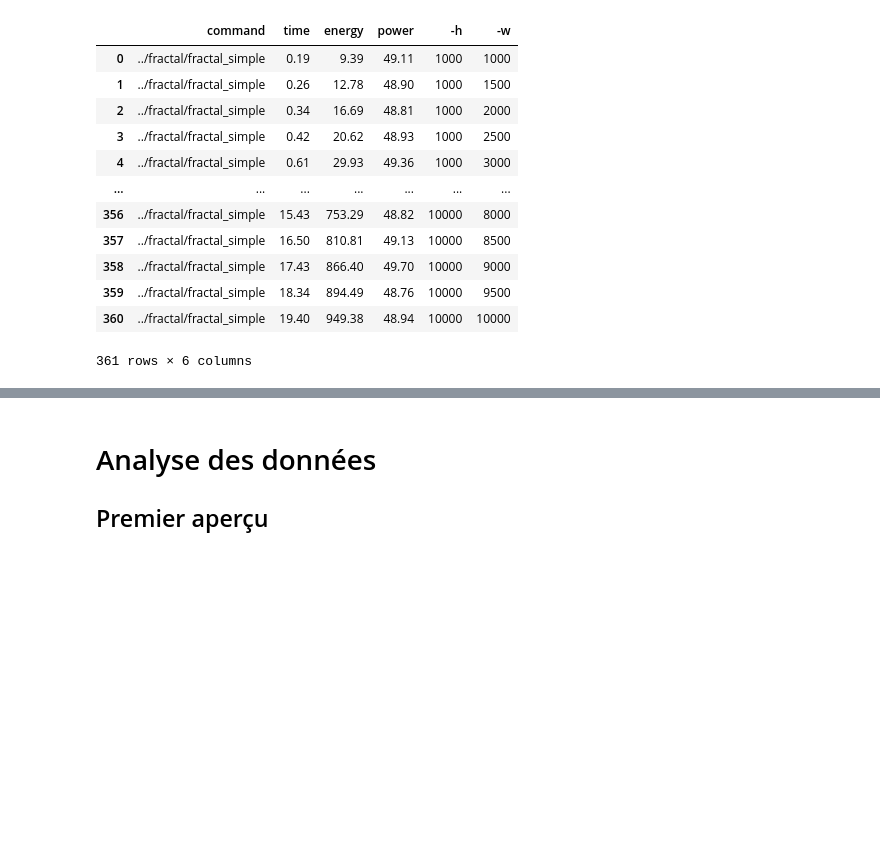
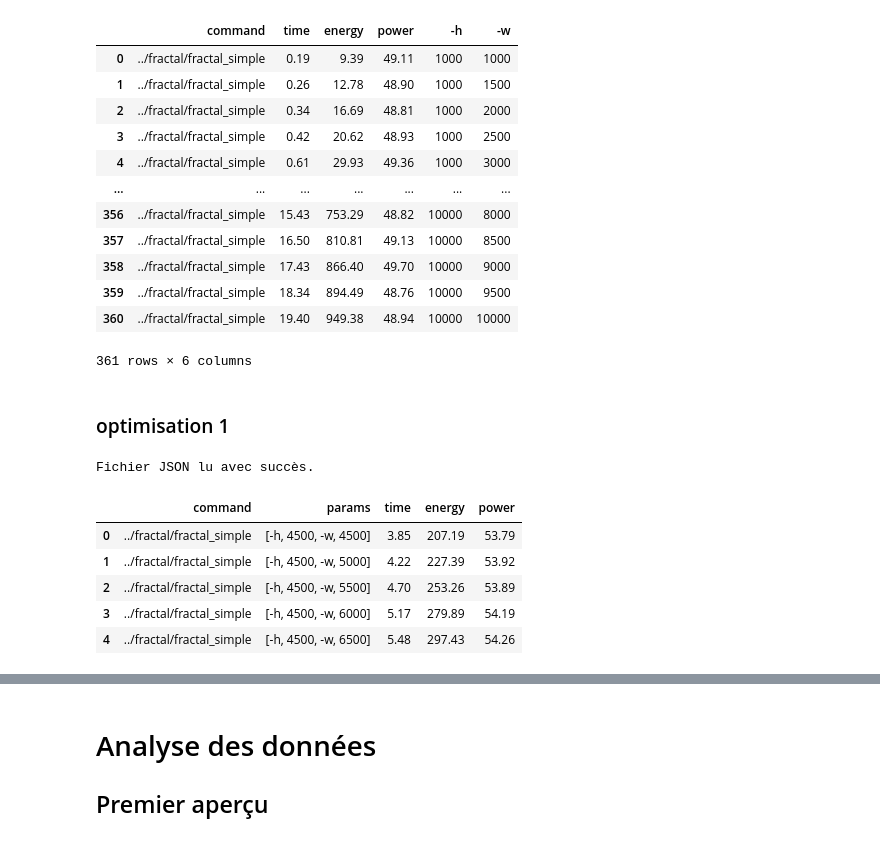
Before and after one commit to HDwayne/SE-ENER, a Jupyter notebook: result/analyse.ipynb, the cells around one changed output, grey strips where cells are left out. Saved outputs shown, nothing was run; the diff lists cells and outputs as text; code cells hidden in the pictures; blank space fills up the shorter version.

```diff
--- a/result/analyse.ipynb
+++ b/result/analyse.ipynb
@@ -50,3 +52,26 @@ data
 | 359 | ../fractal/fractal_simple | 18.34 | 894.49 | 48.76 | 10000 | 9500 |
 | 360 | ../fractal/fractal_simple | 19.40 | 949.38 | 48.94 | 10000 | 10000 |
 361 rows × 6 columns
+# %% [markdown]
+### optimisation 1
+# %%
+file_path_opti1 = "./data-opti1-fractal/results.json"
+
+if not os.path.exists(file_path_opti1):
+    print(f"Le fichier {file_path_opti1} est introuvable. Veuillez vérifier le chemin.")
+else:
+    try:
+        data_opti1 = pd.read_json(file_path_opti1)
+        print("Fichier JSON lu avec succès.")
+    except Exception as e:
+        print(f"Erreur lors de la lecture du fichier JSON : {e}")
+
+data_opti1.head()
+# %% [output]
+Fichier JSON lu avec succès.
+|  | command | params | time | energy | power |
+| 0 | ../fractal/fractal_simple | [-h, 4500, -w, 4500] | 3.85 | 207.19 | 53.79 |
+| 1 | ../fractal/fractal_simple | [-h, 4500, -w, 5000] | 4.22 | 227.39 | 53.92 |
+| 2 | ../fractal/fractal_simple | [-h, 4500, -w, 5500] | 4.70 | 253.26 | 53.89 |
+| 3 | ../fractal/fractal_simple | [-h, 4500, -w, 6000] | 5.17 | 279.89 | 54.19 |
+| 4 | ../fractal/fractal_simple | [-h, 4500, -w, 6500] | 5.48 | 297.43 | 54.26 |
```
Also changed, not shown: parts of 5 cells of this notebook, 1 other file.
